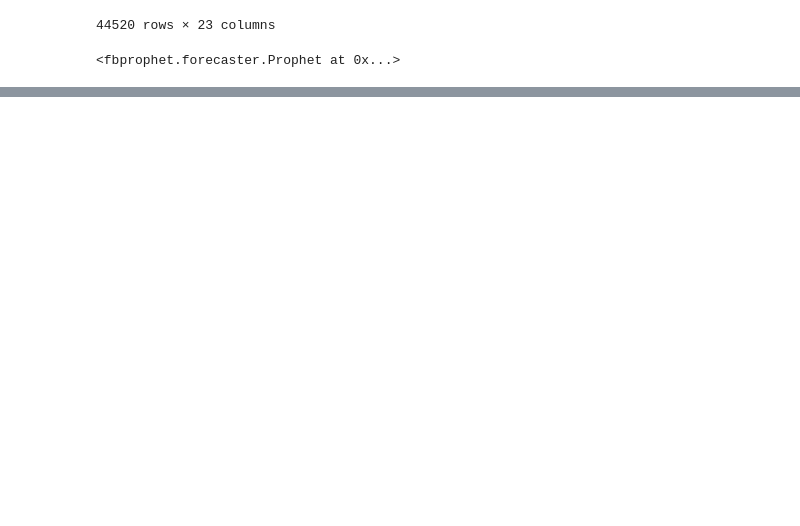
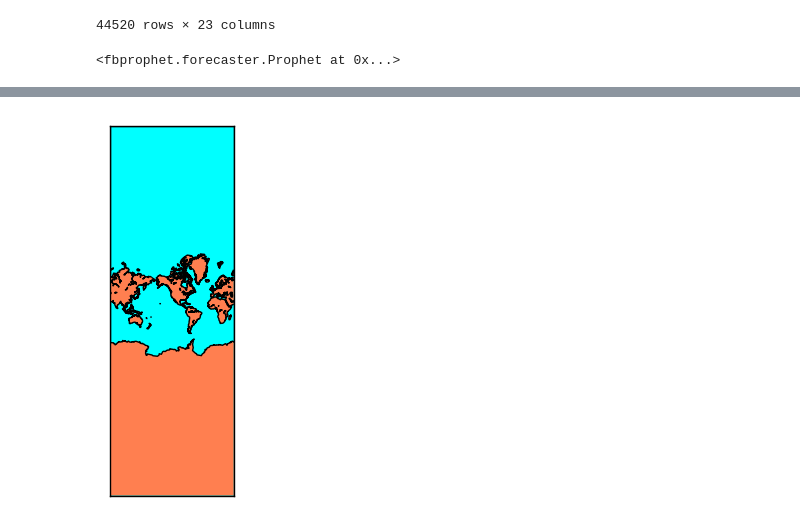
Before and after one commit to cspitmit03/data602-finalproject, a Jupyter notebook: Predict.ipynb, the cells around one changed output, grey strips where cells are left out. Cells and saved outputs as stored; diff of their text form; code cells hidden in the pictures; blank space fills up the shorter version.

```diff
--- a/Predict.ipynb
+++ b/Predict.ipynb
@@ -546,0 +791,17 @@ forecast
+# %%
+from mpl_toolkits.basemap import Basemap
+import matplotlib.pyplot as plt
+
+map = Basemap(projection='merc', #ortho
+              lat_0=47.6, lon_0=-122.3, resolution = 'c')
+
+#Fill the globe with a blue color
+map.drawmapboundary(fill_color='aqua')
+#Fill the continents with the land color
+map.fillcontinents(color='coral',lake_color='aqua')
+
+map.drawcoastlines()
+
+plt.show()
+# %% [output]
+[figure, added]
```
Also changed, not shown: parts of 8 cells of this notebook, 1 other file.
